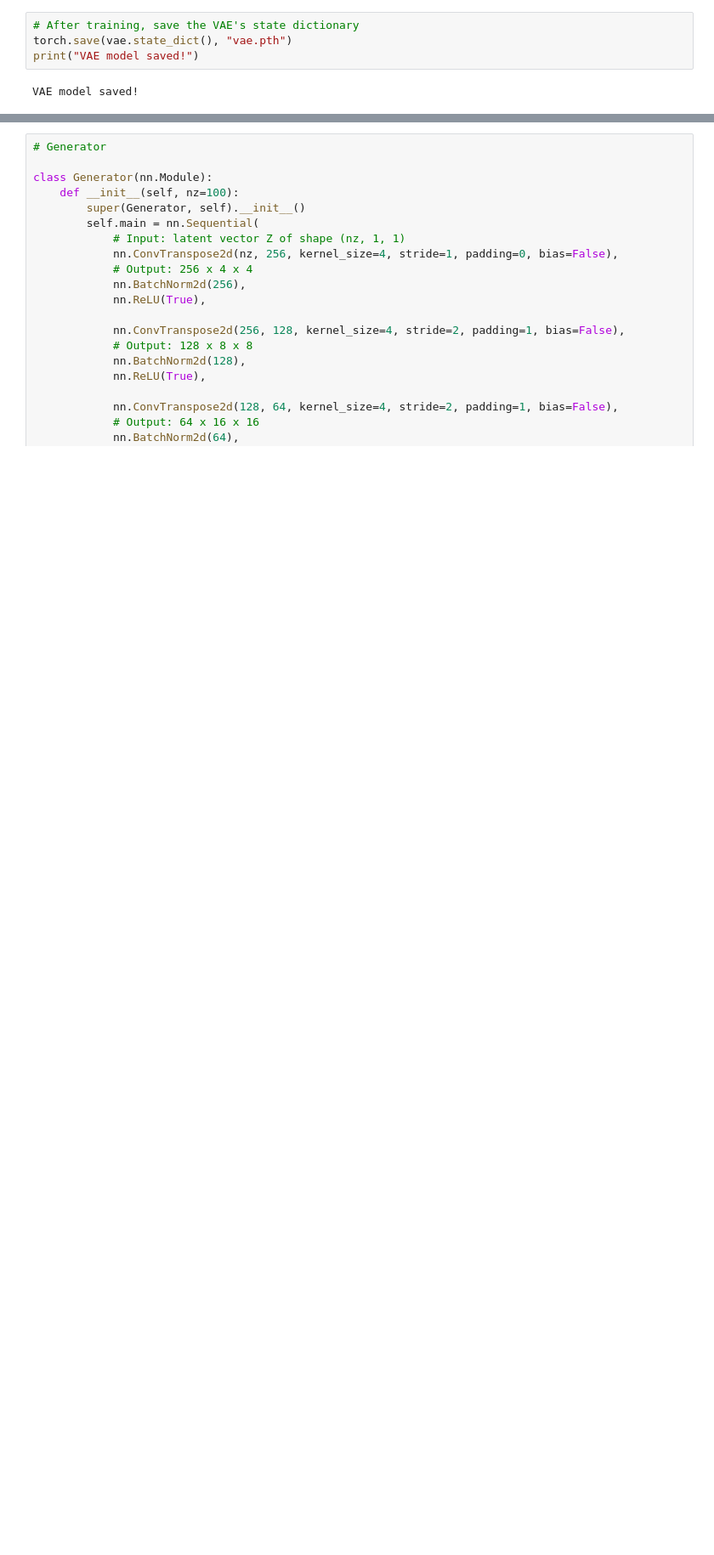
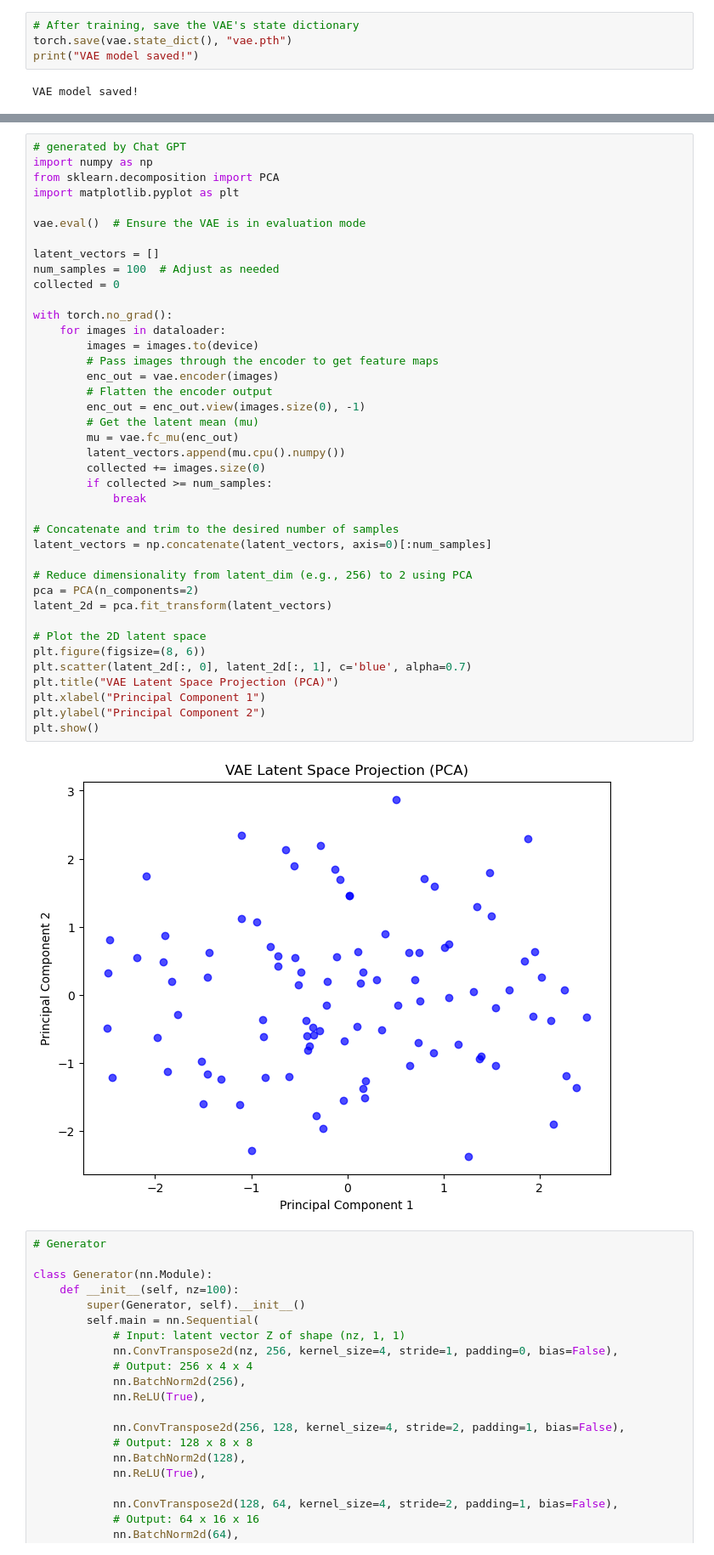
Before and after one commit to mumtez/AIfeb14, a Jupyter notebook: main.ipynb, the cells around one changed output, grey strips where cells are left out. Shown: that part at 85% size. Drawn from its saved outputs; the diff is of its cells as text; blank space fills up the shorter version.

```diff
--- a/main.ipynb
+++ b/main.ipynb
@@ -223,3 +223,45 @@ VAE model loaded!
+# %%
+# generated by Chat GPT
+import numpy as np
+from sklearn.decomposition import PCA
+import matplotlib.pyplot as plt
+
+vae.eval()  # Ensure the VAE is in evaluation mode
+
+latent_vectors = []
+num_samples = 100  # Adjust as needed
+collected = 0
+
+with torch.no_grad():
+    for images in dataloader:
+        images = images.to(device)
+        # Pass images through the encoder to get feature maps
+        enc_out = vae.encoder(images)
+        # Flatten the encoder output
+        enc_out = enc_out.view(images.size(0), -1)
+        # Get the latent mean (mu)
+        mu = vae.fc_mu(enc_out)
+        latent_vectors.append(mu.cpu().numpy())
+        collected += images.size(0)
+        if collected >= num_samples:
+            break
+
+# Concatenate and trim to the desired number of samples
+latent_vectors = np.concatenate(latent_vectors, axis=0)[:num_samples]
+
+# Reduce dimensionality from latent_dim (e.g., 256) to 2 using PCA
+pca = PCA(n_components=2)
+latent_2d = pca.fit_transform(latent_vectors)
+
+# Plot the 2D latent space
+plt.figure(figsize=(8, 6))
+plt.scatter(latent_2d[:, 0], latent_2d[:, 1], c='blue', alpha=0.7)
+plt.title("VAE Latent Space Projection (PCA)")
+plt.xlabel("Principal Component 1")
+plt.ylabel("Principal Component 2")
+plt.show()
+# %% [output]
+[figure, added]
 # %%
 # Generator
 
```
Also changed, not shown: parts of 5 cells of this notebook, 10 other files.
